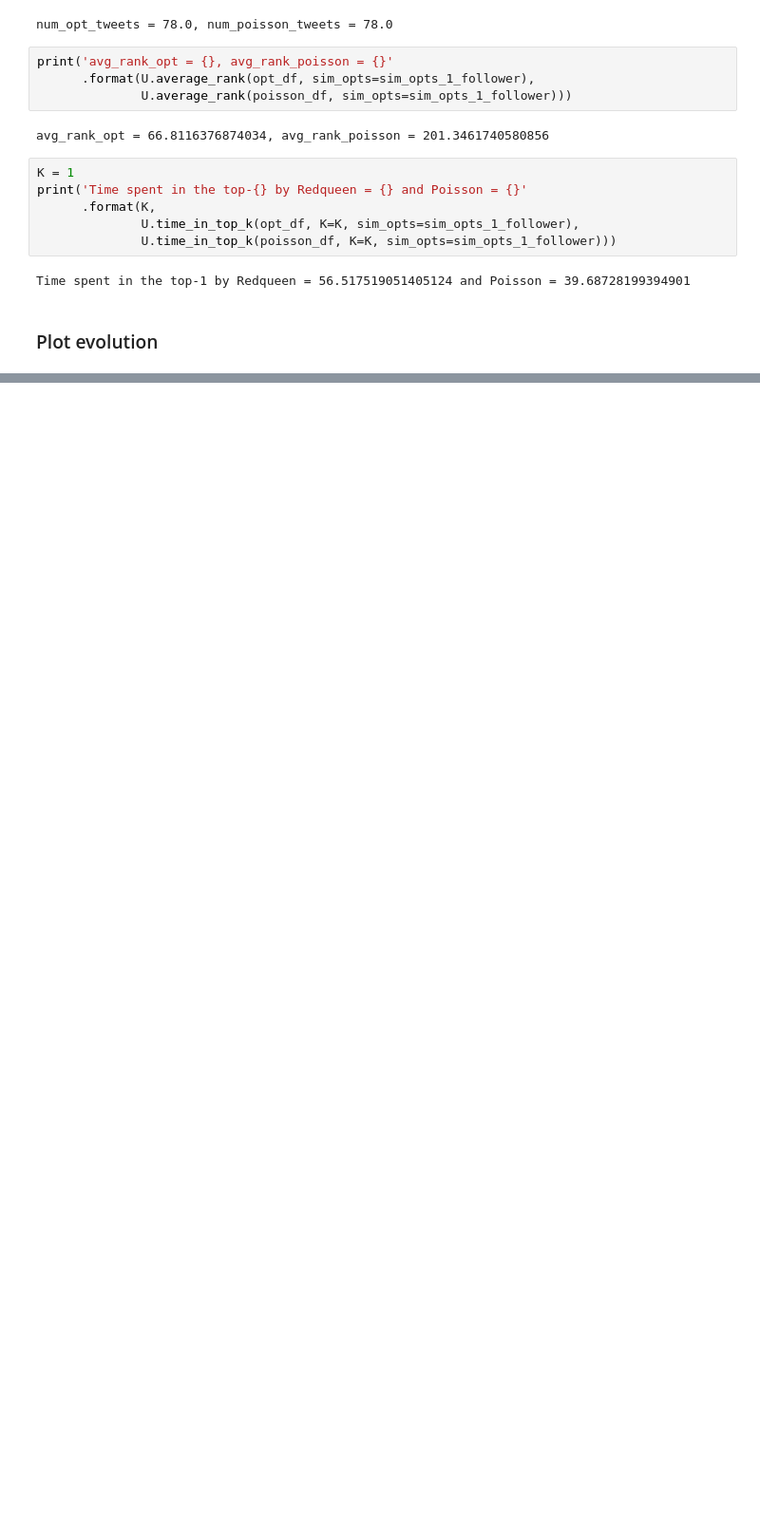
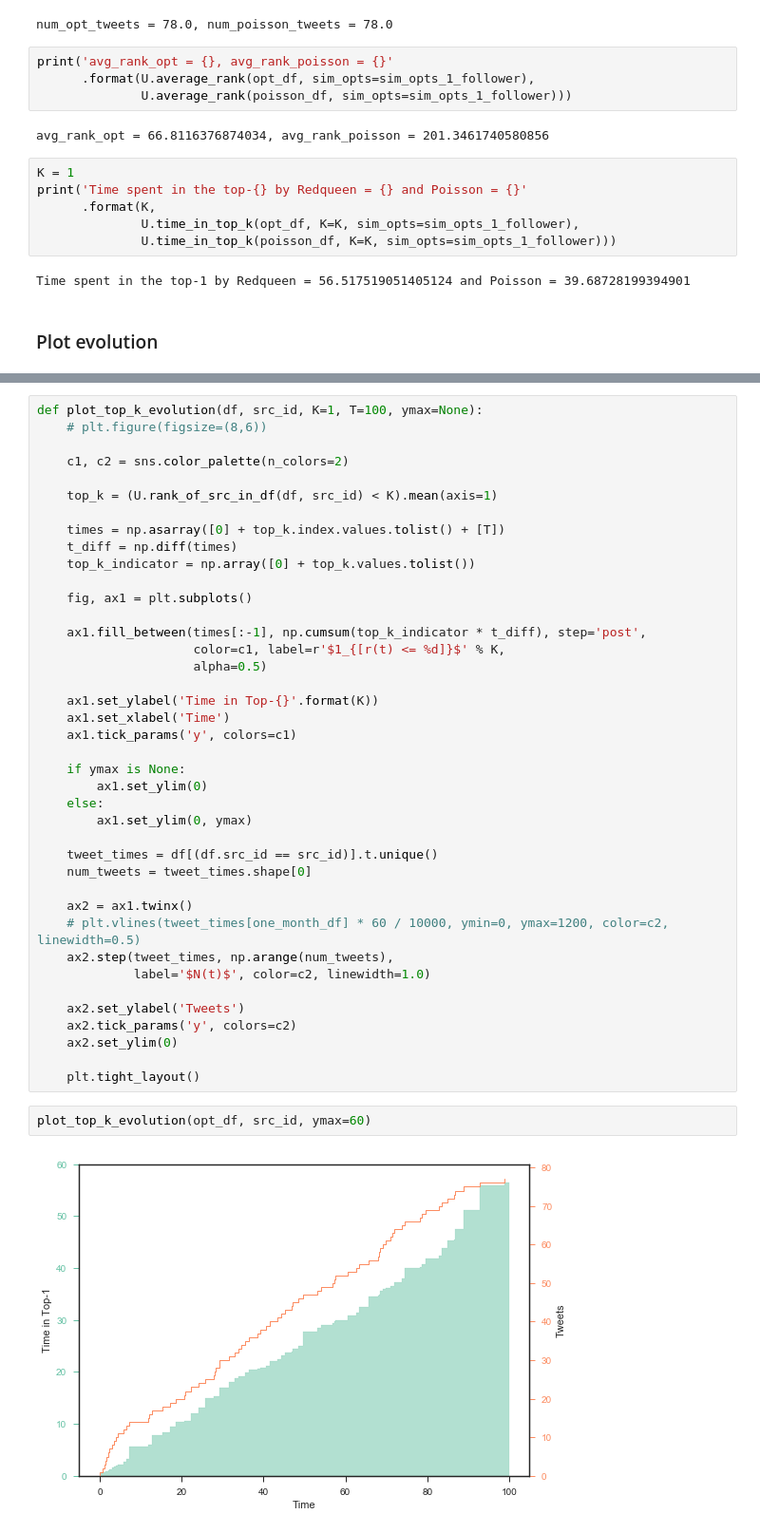
Before and after one commit to Networks-Learning/LVIV-2018, a Jupyter notebook: redqueen/RedQueen-demo.ipynb, the cells around one changed output, grey strips where cells are left out. Shown: that part at 95% size. Drawn from its saved outputs; the diff is of its cells as text; blank space fills up the shorter version.

```diff
--- a/redqueen/RedQueen-demo.ipynb
+++ b/redqueen/RedQueen-demo.ipynb
@@ -157,0 +244,44 @@ plot_feed_evolution(poisson_df, sim_opts_1_follower.src_id)
+# %%
+def plot_top_k_evolution(df, src_id, K=1, T=100, ymax=None):
+    # plt.figure(figsize=(8,6))
+
+    c1, c2 = sns.color_palette(n_colors=2)
+
+    top_k = (U.rank_of_src_in_df(df, src_id) < K).mean(axis=1)
+
+    times = np.asarray([0] + top_k.index.values.tolist() + [T])
+    t_diff = np.diff(times)
+    top_k_indicator = np.array([0] + top_k.values.tolist())
+
+    fig, ax1 = plt.subplots()
+
+    ax1.fill_between(times[:-1], np.cumsum(top_k_indicator * t_diff), step='post',
+                     color=c1, label=r'$1_{[r(t) <= %d]}$' % K,
+                     alpha=0.5)
+
+    ax1.set_ylabel('Time in Top-{}'.format(K))
+    ax1.set_xlabel('Time')
+    ax1.tick_params('y', colors=c1)
+
+    if ymax is None:
+        ax1.set_ylim(0)
+    else:
+        ax1.set_ylim(0, ymax)
+
+    tweet_times = df[(df.src_id == src_id)].t.unique()
+    num_tweets = tweet_times.shape[0]
+
+    ax2 = ax1.twinx()
+    # plt.vlines(tweet_times[one_month_df] * 60 / 10000, ymin=0, ymax=1200, color=c2, linewidth=0.5)
+    ax2.step(tweet_times, np.arange(num_tweets),
+             label='$N(t)$', color=c2, linewidth=1.0)
+
+    ax2.set_ylabel('Tweets')
+    ax2.tick_params('y', colors=c2)
+    ax2.set_ylim(0)
+
+    plt.tight_layout()
+# %%
+plot_top_k_evolution(opt_df, src_id, ymax=60)
+# %% [output]
+[figure, added]
```
Also changed, not shown: parts of 17 cells of this notebook.
